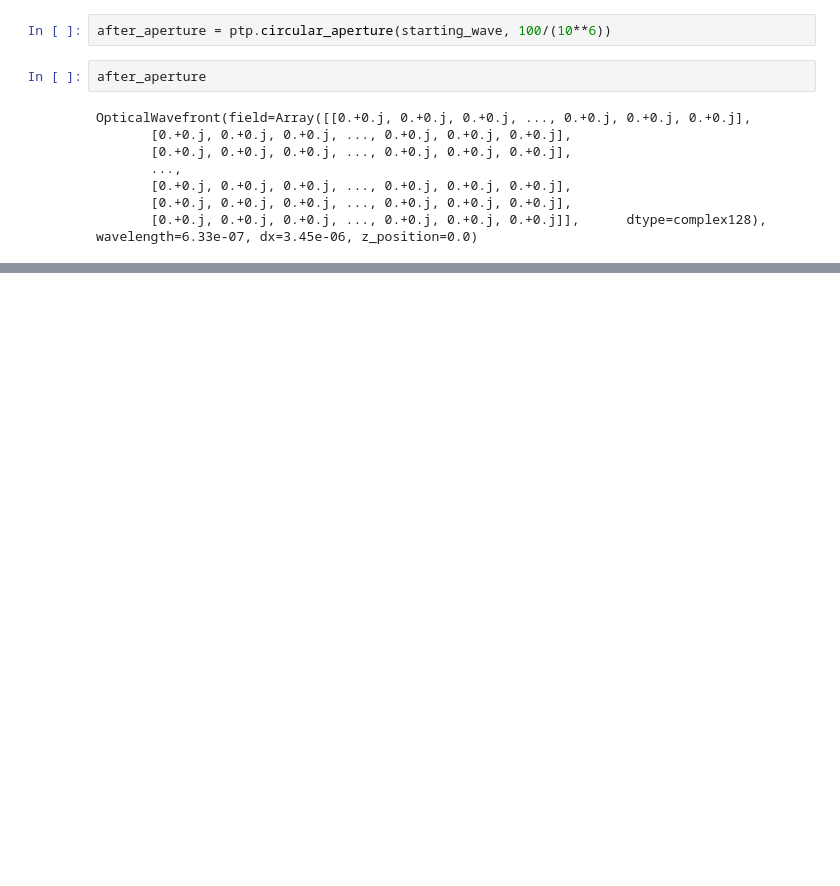
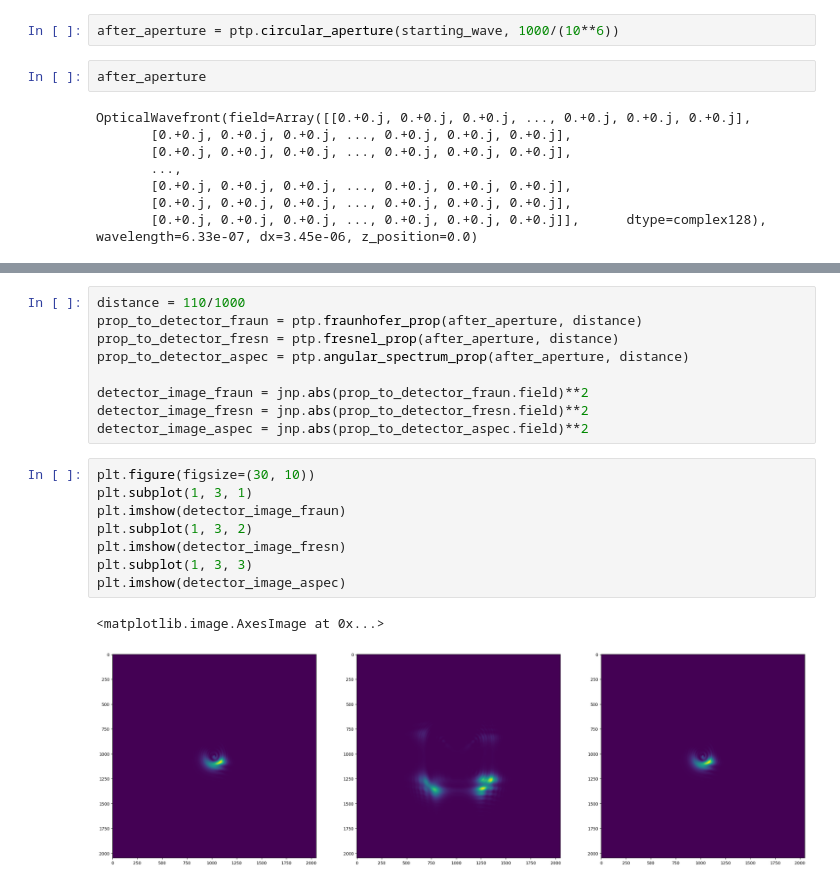
Before and after one commit to debangshu-mukherjee/ptyrodactyl, a Jupyter notebook: tutorials/Optical_Test.ipynb, the cells around one changed output, grey strips where cells are left out. Saved outputs shown, nothing was run; the diff lists cells and outputs as text; blank space fills up the shorter version.

Commit message:
small changes - but fresnel propagation is broken

```diff
--- a/tutorials/Optical_Test.ipynb
+++ b/tutorials/Optical_Test.ipynb
@@ -44,5 +77,5 @@ starting_wave = ptp.OpticalWavefront(starting_object, wavelength, object_dx, z0)
 # %%
-after_aperture = ptp.circular_aperture(starting_wave, 100/(10**6))
+after_aperture = ptp.circular_aperture(starting_wave, 1000/(10**6))
 # %%
 after_aperture
 # %% [output]
@@ -60,0 +94,20 @@ plt.imshow(jnp.abs(after_aperture.field))
+# %%
+distance = 110/1000
+prop_to_detector_fraun = ptp.fraunhofer_prop(after_aperture, distance)
+prop_to_detector_fresn = ptp.fresnel_prop(after_aperture, distance)
+prop_to_detector_aspec = ptp.angular_spectrum_prop(after_aperture, distance)
+
+detector_image_fraun = jnp.abs(prop_to_detector_fraun.field)**2
+detector_image_fresn = jnp.abs(prop_to_detector_fresn.field)**2
+detector_image_aspec = jnp.abs(prop_to_detector_aspec.field)**2
+# %%
+plt.figure(figsize=(30, 10))
+plt.subplot(1, 3, 1)
+plt.imshow(detector_image_fraun)
+plt.subplot(1, 3, 2)
+plt.imshow(detector_image_fresn)
+plt.subplot(1, 3, 3)
+plt.imshow(detector_image_aspec)
+# %% [output]
+<matplotlib.image.AxesImage at 0x...>
+[figure, added]
```
Also changed, not shown: parts of 11 cells of this notebook, 1 other file.
